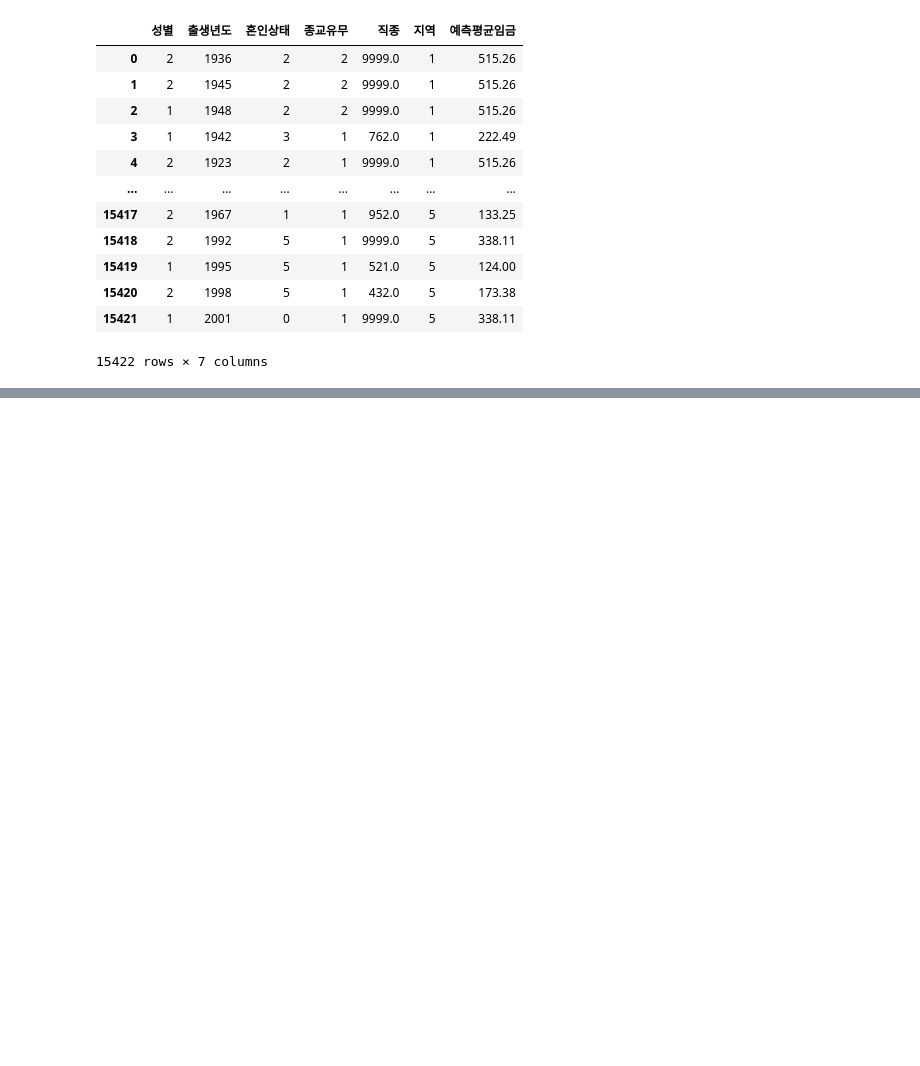
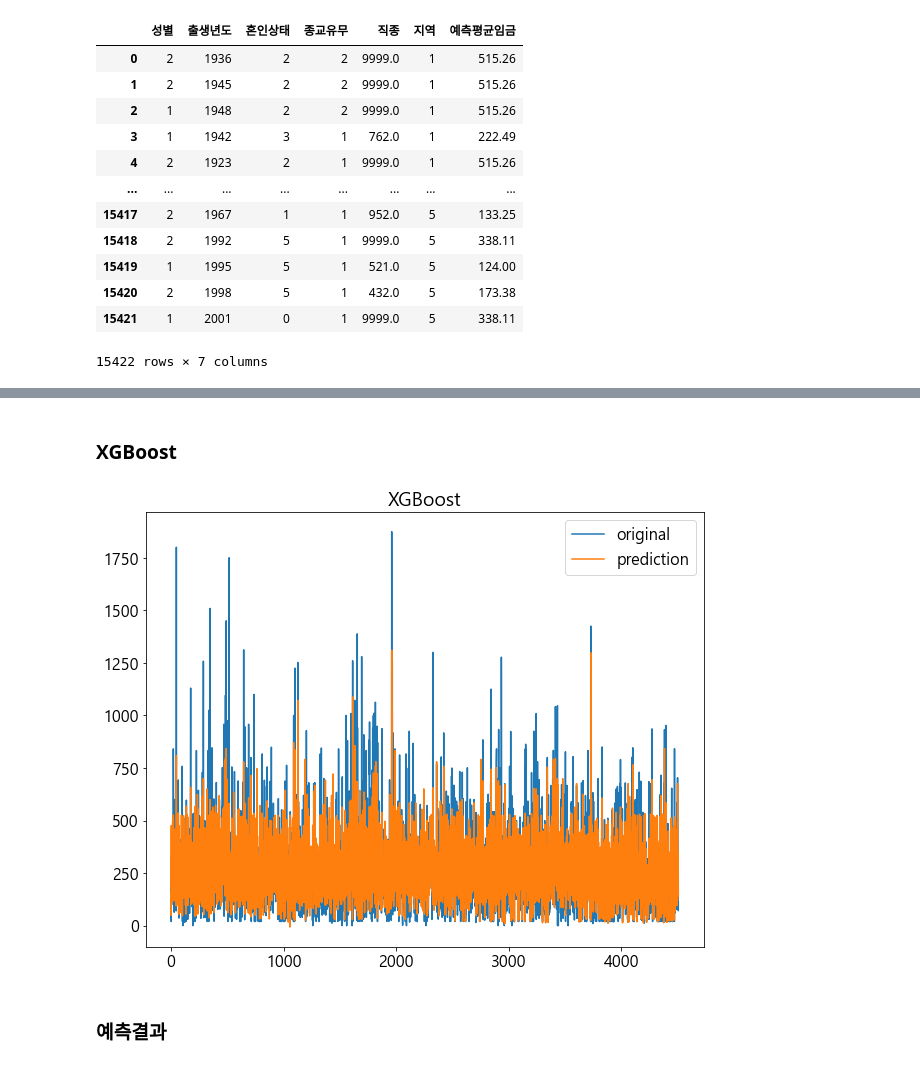
Before and after one commit to dch9610/Deep_Analysis, a Jupyter notebook: 1주차 과제/한국복지패널_데이터학습.ipynb, the cells around one changed output, grey strips where cells are left out. Drawn from its saved outputs; the diff is of its cells as text; code cells hidden in the pictures; blank space fills up the shorter version.

```diff
--- a/1주차 과제/한국복지패널_데이터학습.ipynb
+++ b/1주차 과제/한국복지패널_데이터학습.ipynb
@@ -270,0 +710,12 @@ x_data_all
+# %% [markdown]
+### XGBoost
+# %%
+plt.plot(y, label='original')
+plt.plot(pred9, label='prediction')
+plt.title('XGBoost')
+plt.legend()
+plt.show()
+# %% [output]
+[figure, added]
+# %% [markdown]
+### 예측결과
```
Also changed, not shown: parts of 64 cells of this notebook.
